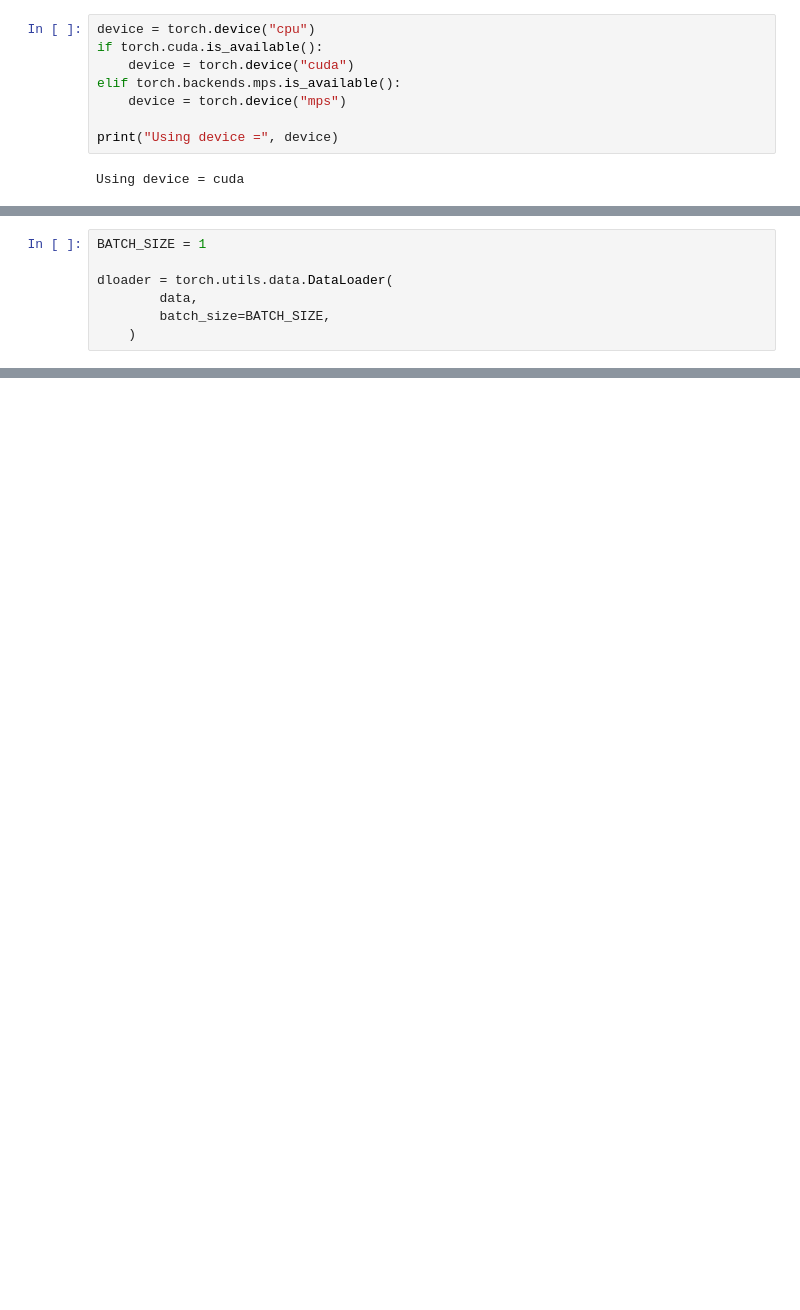
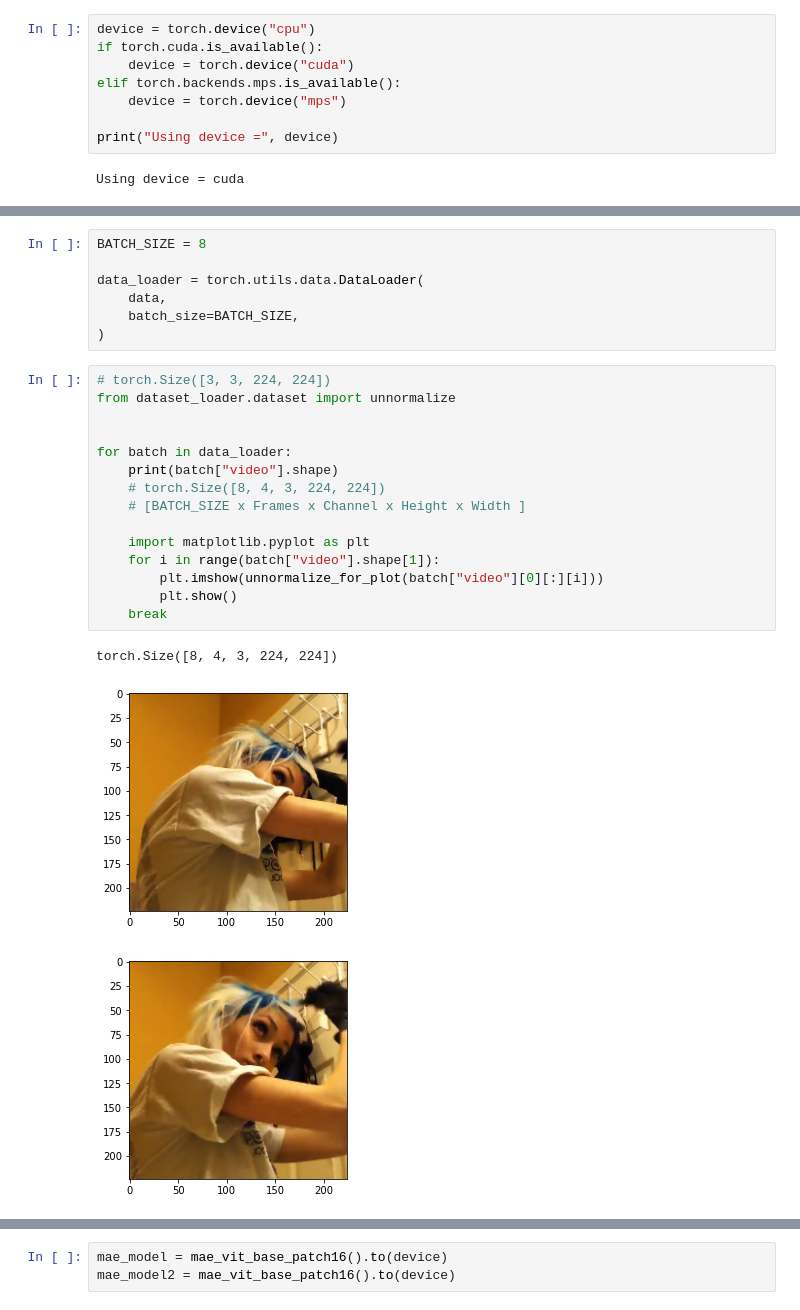
Before and after one commit to eleander/SiamMAE, a Jupyter notebook: SiamMAE.ipynb, the cells around one changed output, grey strips where cells are left out. Drawn from its saved outputs; the diff is of its cells as text; blank space fills up the shorter version.

```diff
--- a/SiamMAE.ipynb
+++ b/SiamMAE.ipynb
@@ -28,7 +27,26 @@ print(data.num_videos)
 # %%
-BATCH_SIZE = 1
+BATCH_SIZE = 8
 
-dloader = torch.utils.data.DataLoader(
-        data,
-        batch_size=BATCH_SIZE,
-    )
+data_loader = torch.utils.data.DataLoader(
+    data,
+    batch_size=BATCH_SIZE,
+)
+# %%
+# torch.Size([3, 3, 224, 224])
+from dataset_loader.dataset import unnormalize
+
+
+for batch in data_loader:
+    print(batch["video"].shape)
+    # torch.Size([8, 4, 3, 224, 224])
+    # [BATCH_SIZE x Frames x Channel x Height x Width ]
+
+    import matplotlib.pyplot as plt
+    for i in range(batch["video"].shape[1]):
+        plt.imshow(unnormalize_for_plot(batch["video"][0][:][i]))
+        plt.show()
+    break
+# %% [output]
+torch.Size([8, 4, 3, 224, 224])
+[figure, added]
+[figure, added]
@@ -34,0 +55,3 @@ dloader = torch.utils.data.DataLoader(
+# %%
+mae_model = mae_vit_base_patch16().to(device)
+mae_model2 = mae_vit_base_patch16().to(device)
```
Also changed, not shown: parts of 10 cells of this notebook.
